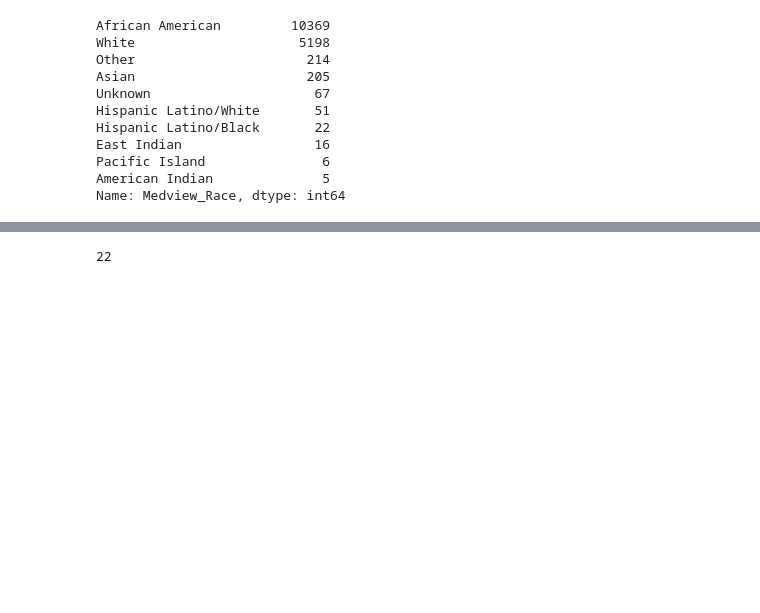
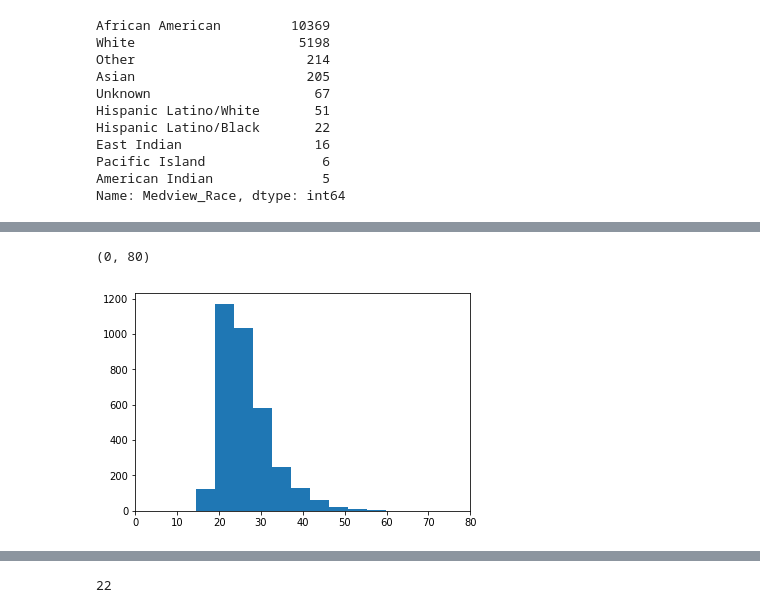
Before and after one commit to rsk2327/CBIG, a Jupyter notebook: RaceClassification/Dataset Analysis.ipynb, the cells around one changed output, grey strips where cells are left out. Drawn from its saved outputs; the diff is of its cells as text; code cells hidden in the pictures; blank space fills up the shorter version.

```diff
--- a/RaceClassification/Dataset Analysis.ipynb
+++ b/RaceClassification/Dataset Analysis.ipynb
@@ -85,0 +104,6 @@ Name: Medview_Race, dtype: int64
+# %%
+plt.hist(df2.BMI)
+plt.xlim(0,80)
+# %% [output]
+(0, 80)
+[figure, added]
```
Also changed, not shown: parts of 49 cells of this notebook.
